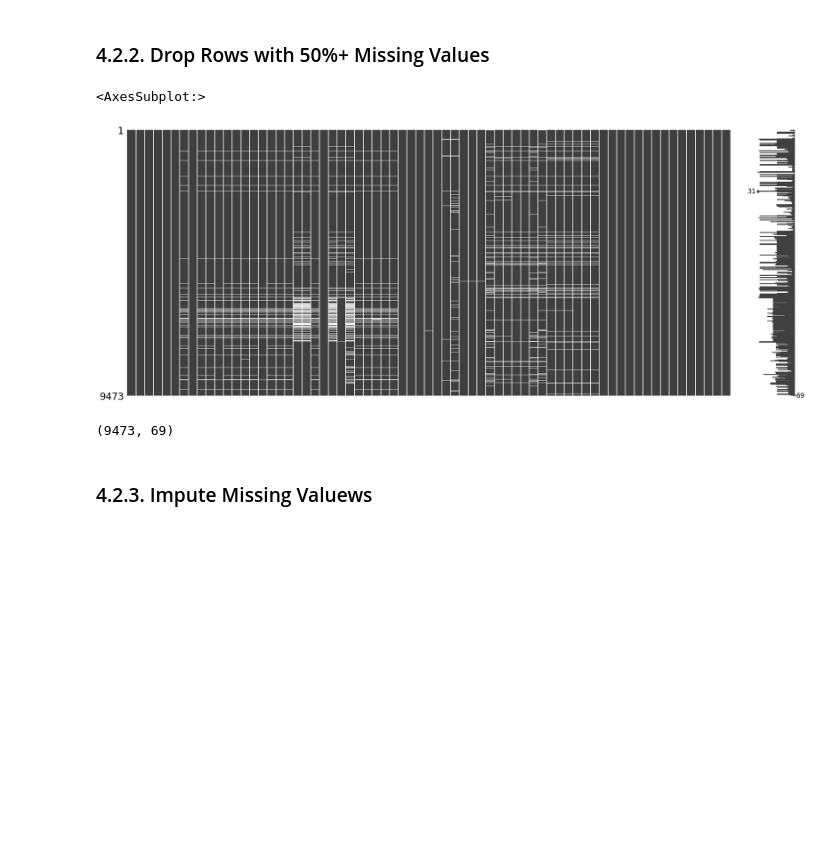
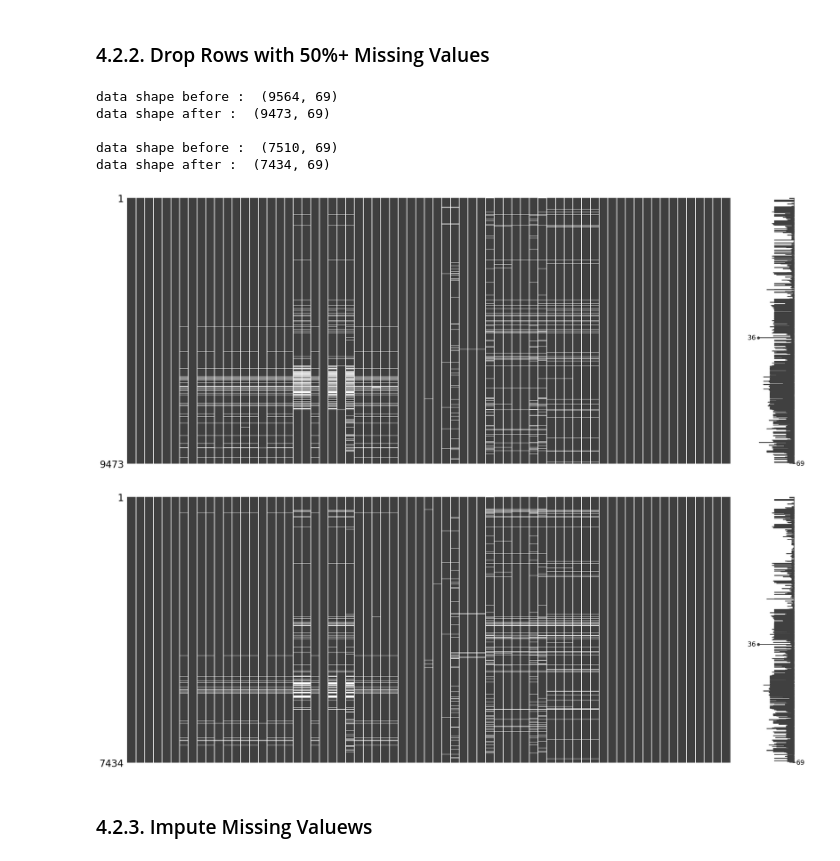
Before and after one commit to Nart-Tehaucha/Data_Science-Lab-Exoplanets, a Jupyter notebook: Pre_processing.ipynb, the cells around one changed output. Drawn from its saved outputs; the diff is of its cells as text; code cells hidden in the pictures; blank space fills up the shorter version.

Commit message:
added process and train on confirmed&fp dataset

```diff
--- a/Pre_processing.ipynb
+++ b/Pre_processing.ipynb
@@ -313,4 +292,0 @@ data.drop(useless_cols, axis=1, inplace=True)
-# %%
-# Create a temporary df that will contain all categorical data
-# We will encode all these columns and merge them back to our main df
-df_categorical = data.select_dtypes(object)
@@ -346,0 +345,10 @@ data = pd.concat([data, df_categorical], axis=1)
+# %%
+data1 = nasa_df.drop(columns=['ExoplanetArchiveDisposition']).reset_index(drop=True)
+print("data1 shape is: ", data1.shape)
+
+# a dataframes with samples that are either confirmed = 1 or fp = 0.
+data2 = nasa_df[nasa_df['ExoplanetArchiveDisposition'] != 'CANDIDATE'].copy().drop(columns=['ExoplanetArchiveDisposition']).reset_index(drop=True)
+print("data2 shape is: ", data2.shape)
+
+# create a df of only candidate samples, dropping disposition and target columns
+candidate_df = nasa_df[nasa_df['ExoplanetArchiveDisposition'] == 'CANDIDATE'].copy().drop(columns=['ExoplanetArchiveDisposition', 'ExoplanetConfirmed']).reset_index(drop=True)
@@ -368,0 +377,10 @@ msno.matrix(pd.concat([data]))
+# %%
+def drop_empty_columns(df):
+    print("\ndata shape before : ", df.shape)
+    df = df.loc[:, df.isnull().mean() < .5]
+    msno.matrix(pd.concat([df]))
+    print("data shape after : ", df.shape)
+    return df
+
+data1 = drop_empty_columns(data1)
+data2 = drop_empty_columns(data2)
@@ -369,23 +395,31 @@ msno.matrix(pd.concat([data]))
 # %% [markdown]
 ### 4.2.2. Drop Rows with 50%+ Missing Values
 # %%
-per_row = []
-for index in range(len(data.index)) :
-    per_row.append([index, data.iloc[index].isna().mean()])
+def drop_empty_rows(df):
+    print("\ndata shape before : ", df.shape)
+    per_row = []
+    for index in range(len(df.index)) :
+        per_row.append([index, df.iloc[index].isna().mean()])
 
-row_missing = pd.DataFrame(per_row, columns=['index', 'missing']).sort_values(by='missing', ascending=False)
+    row_missing = pd.DataFrame(per_row, columns=['index', 'missing']).sort_values(by='missing', ascending=False)
 
-rows_to_delete = list(row_missing.loc[row_missing['missing'] > 0.5].index)
-data = data.drop(rows_to_delete,axis='index')
+    rows_to_delete = list(row_missing.loc[row_missing['missing'] > 0.5].index)
+    df = df.drop(rows_to_delete,axis='index')
 
-msno.matrix(pd.concat([data]))
+    msno.matrix(pd.concat([df]))
+    print("data shape after : ", df.shape)
+    return df
+
+data1 = drop_empty_rows(data1)
+data2 = drop_empty_rows(data2)
 # %% [output]
-<AxesSubplot:>
+data shape before :  (9564, 69)
+data shape after :  (9473, 69)
+
+data shape before :  (7510, 69)
+data shape after :  (7434, 69)
-[figure, old version]
+[figure, new version]
+[figure, added]
-# %%
-data.shape
-# %% [output]
-(9473, 69)
 # %% [markdown]
 ### 4.2.3. Impute Missing Valuews
 # %%
```
Also changed, not shown: parts of 93 cells of this notebook.
